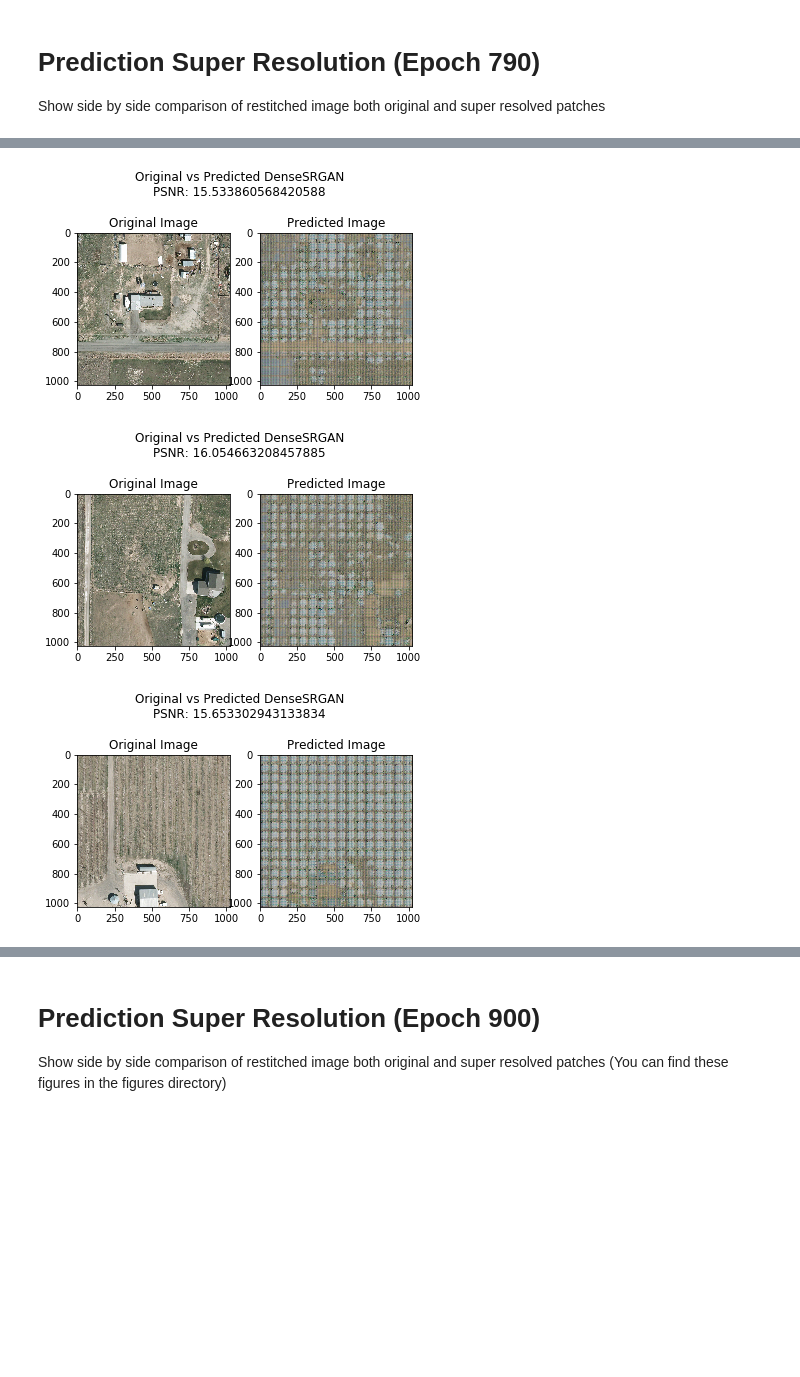
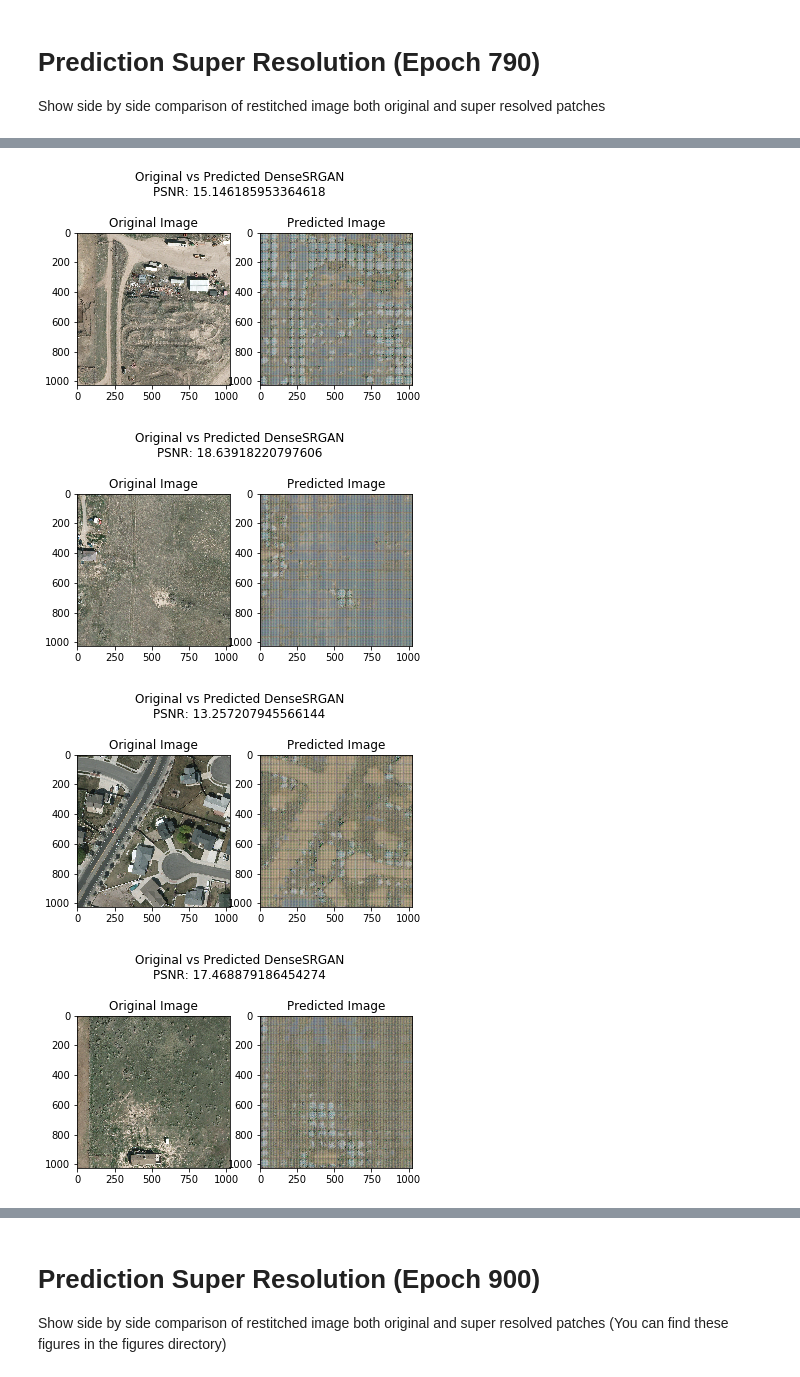
Before and after one commit to mihirsathe/DenseGAN-SuperResolution, a Jupyter notebook: DenseSRGAN/DenseSRGAN_Demo.ipynb, the cells around one changed output, grey strips where cells are left out. Saved outputs shown, nothing was run; the diff lists cells and outputs as text; code cells hidden in the pictures; blank space fills up the shorter version.

```diff
--- a/DenseSRGAN/DenseSRGAN_Demo.ipynb
+++ b/DenseSRGAN/DenseSRGAN_Demo.ipynb
@@ -24,11 +24,11 @@ Using TensorFlow backend.
 Load num_images 1024x1024 overhead arial images from VEDAI dataset and create 64x64 patches with corresponding 16x16 down sampled by 4x images.
 # %%
 # Grab a sample image for prediction and reconstruction
-num_images = 10
+num_images = 50
 files = utils.scan_dataset(data_dir, num_images) #TODO: 50
-training_set, testing_set = utils.create_subsets(files, data_dir, use_validation=False)
+testing_set, n = utils.create_subsets(files, data_dir, use_validation=False)
 
 #im_hr, im_lr, batch_idx = utils.load_data(0, training_set, data_dir, True, len(training_set))
-im_hr, im_lr, batch_idx = utils.load_data(0, training_set, data_dir, True, len(training_set))
+im_hr, im_lr, batch_idx = utils.load_data(0, testing_set, data_dir, True, len(testing_set))
 # %% [output]
 The following image is missing!: 00000005
@@ -96,7 +97,10 @@ gan = DenseSRGAN.DenseSRGAN(dir_pfx,im_hr,im_lr,proj_pfx="OH",weights_path=dir_p
 # %%
 psnr1 = []
 
-for i in range(len(training_set)):
+N = 10
+assert N < len(testing_set)
+
+for i in range(N):
 
   im_hr_patched,im_lr_patched = utils.get_img_patches(im_hr,im_lr,i)
 
@@ -125,3 +129,4 @@ for i in range(len(training_set)):
-[figure, old version]
+[figure, new version]
-[figure, old version]
+[figure, new version]
-[figure, old version]
+[figure, new version]
+[figure, added]
```
Also changed, not shown: parts of 6 cells of this notebook.
